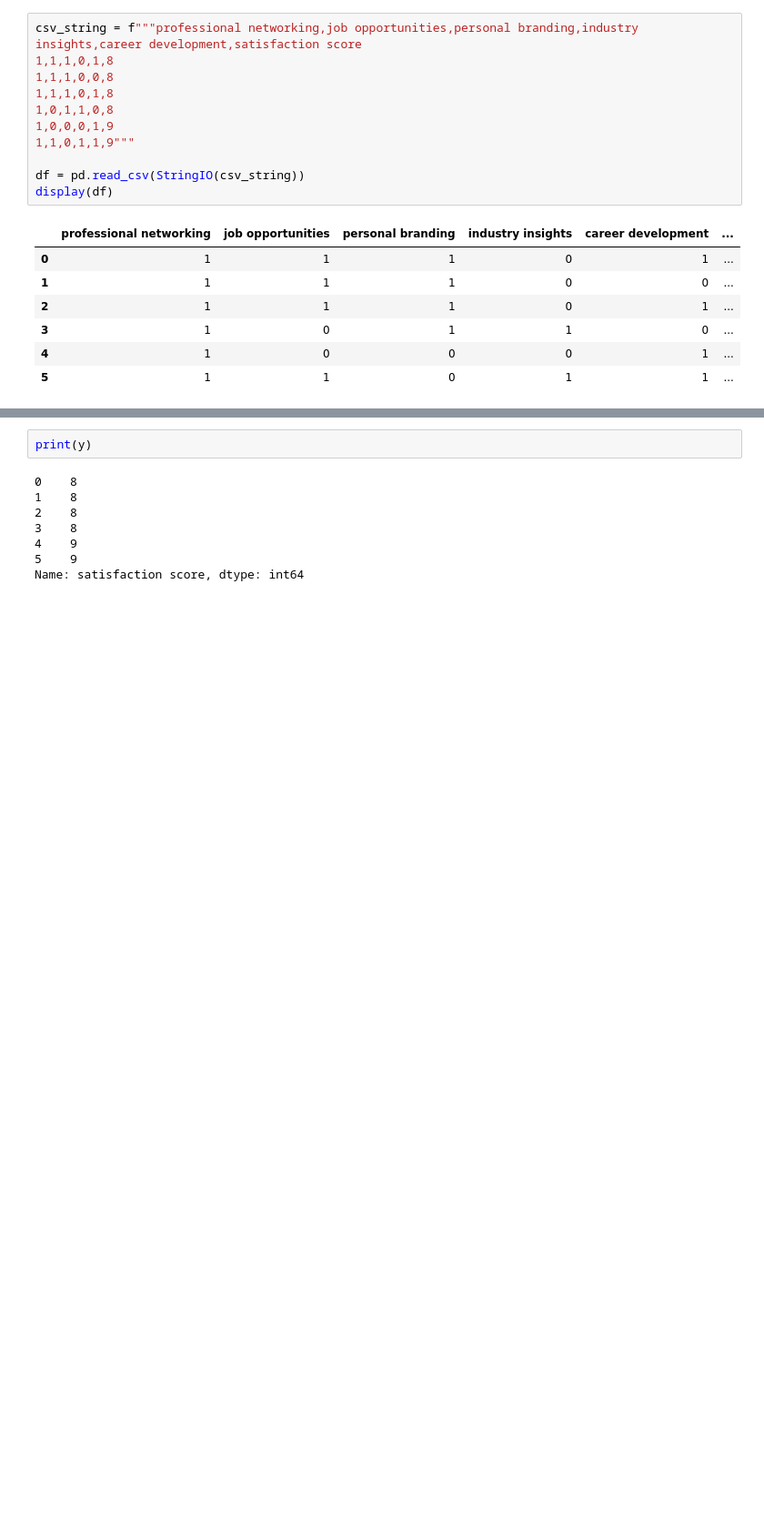
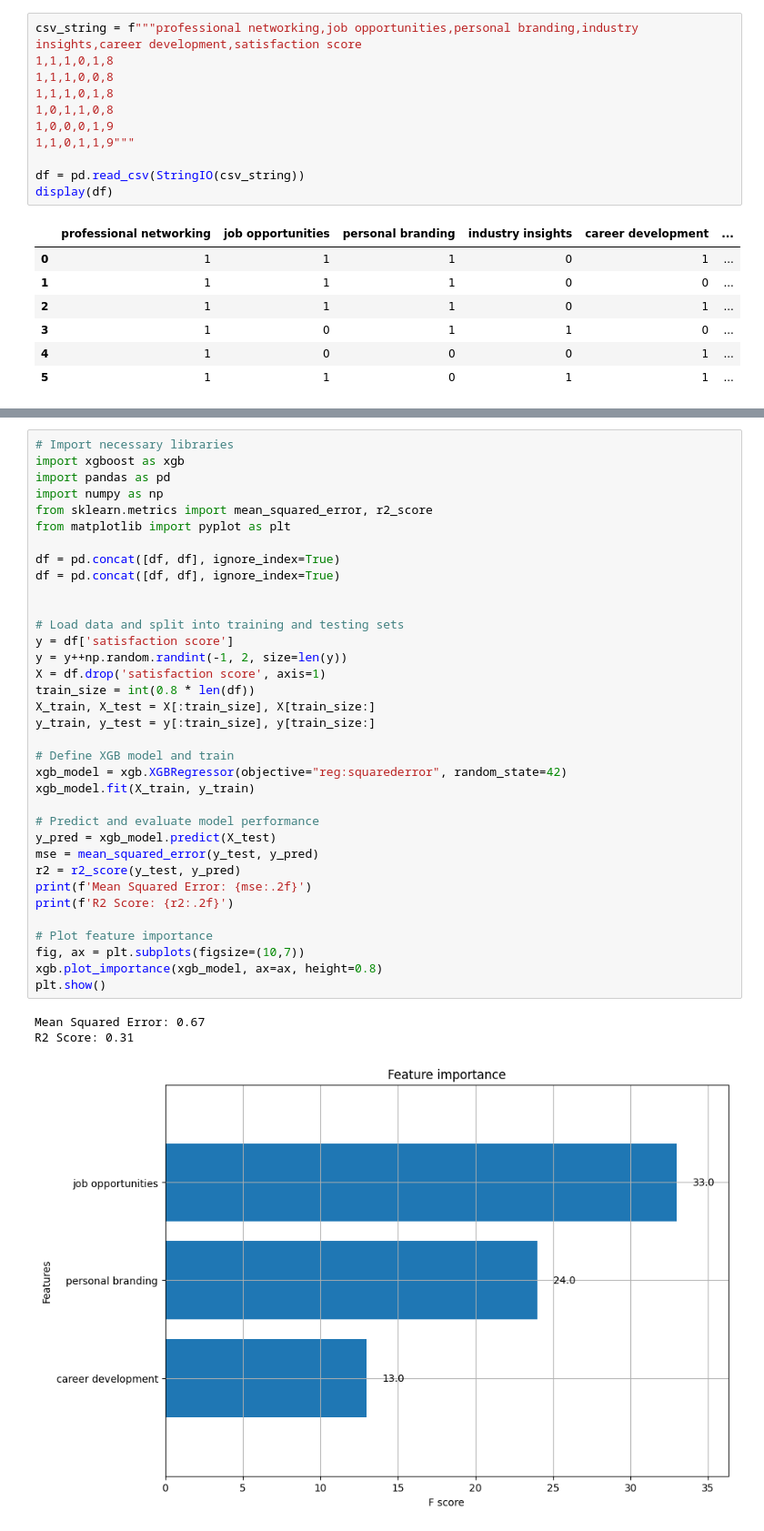
Before and after one commit to cviddenKwantum/KwantumDev, a Jupyter notebook: LI_survey_gen_demo.ipynb, the cells around one changed output, grey strips where cells are left out. Shown at 91% size. Drawn from its saved outputs; the diff is of its cells as text; blank space fills up the shorter version.

```diff
--- a/LI_survey_gen_demo.ipynb
+++ b/LI_survey_gen_demo.ipynb
@@ -338,10 +281,39 @@ job opportunities : 0.0005857766373082995
-# %%
-print(y)
-# %% [output]
-0    8
-1    8
-2    8
-3    8
-4    9
-5    9
-Name: satisfaction score, dtype: int64
+# %%
+# Import necessary libraries
+import xgboost as xgb
+import pandas as pd
+import numpy as np
+from sklearn.metrics import mean_squared_error, r2_score
+from matplotlib import pyplot as plt
+
+df = pd.concat([df, df], ignore_index=True)
+df = pd.concat([df, df], ignore_index=True)
+
+
+# Load data and split into training and testing sets
+y = df['satisfaction score']
+y = y++np.random.randint(-1, 2, size=len(y))
+X = df.drop('satisfaction score', axis=1)
+train_size = int(0.8 * len(df))
+X_train, X_test = X[:train_size], X[train_size:]
+y_train, y_test = y[:train_size], y[train_size:]
+
+# Define XGB model and train
+xgb_model = xgb.XGBRegressor(objective="reg:squarederror", random_state=42)
+xgb_model.fit(X_train, y_train)
+
+# Predict and evaluate model performance
+y_pred = xgb_model.predict(X_test)
+mse = mean_squared_error(y_test, y_pred)
+r2 = r2_score(y_test, y_pred)
+print(f'Mean Squared Error: {mse:.2f}')
+print(f'R2 Score: {r2:.2f}')
+
+# Plot feature importance
+fig, ax = plt.subplots(figsize=(10,7))
+xgb.plot_importance(xgb_model, ax=ax, height=0.8)
+plt.show()
+# %% [output]
+Mean Squared Error: 0.67
+R2 Score: 0.31
+[figure, added]
```
Also changed, not shown: parts of 2 cells of this notebook.
